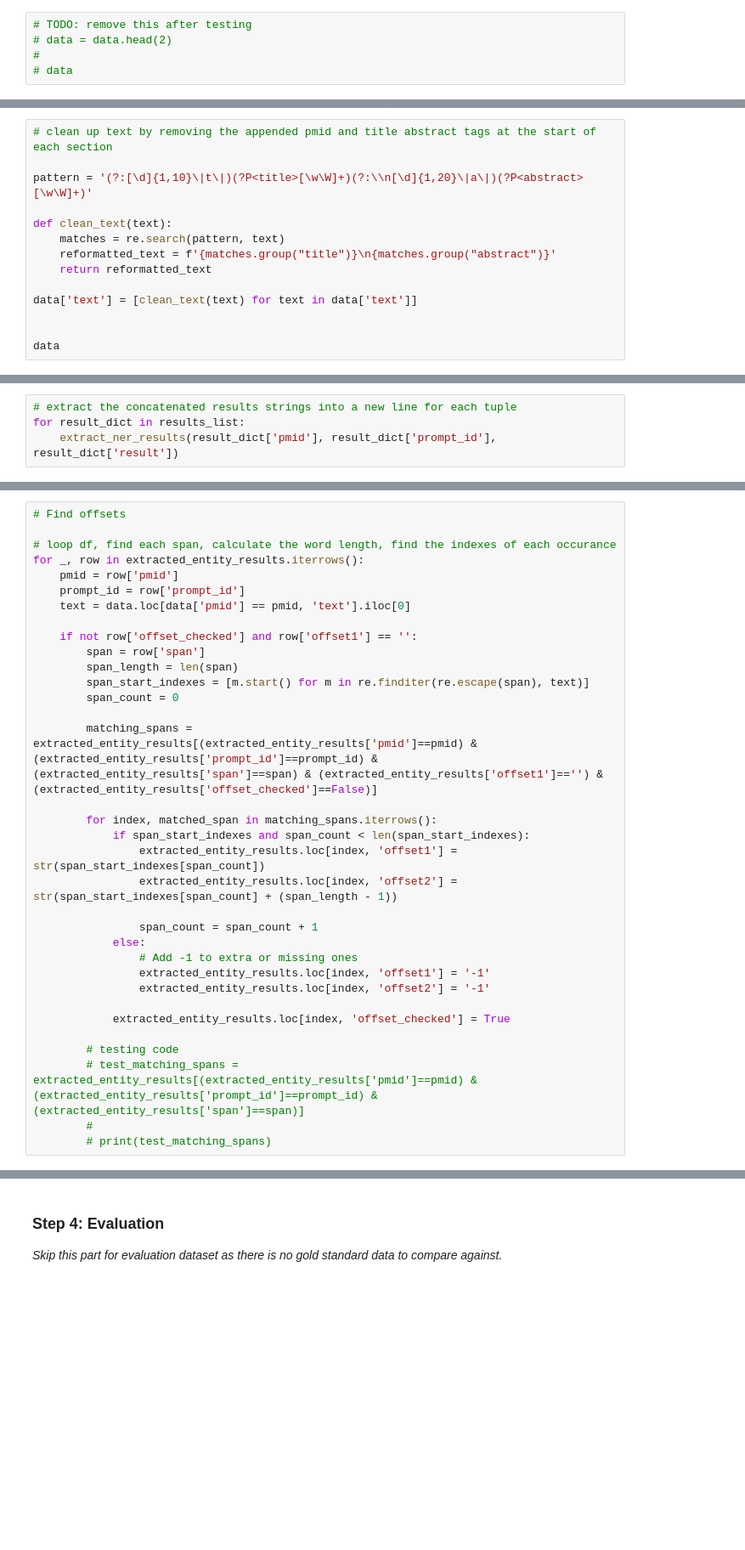
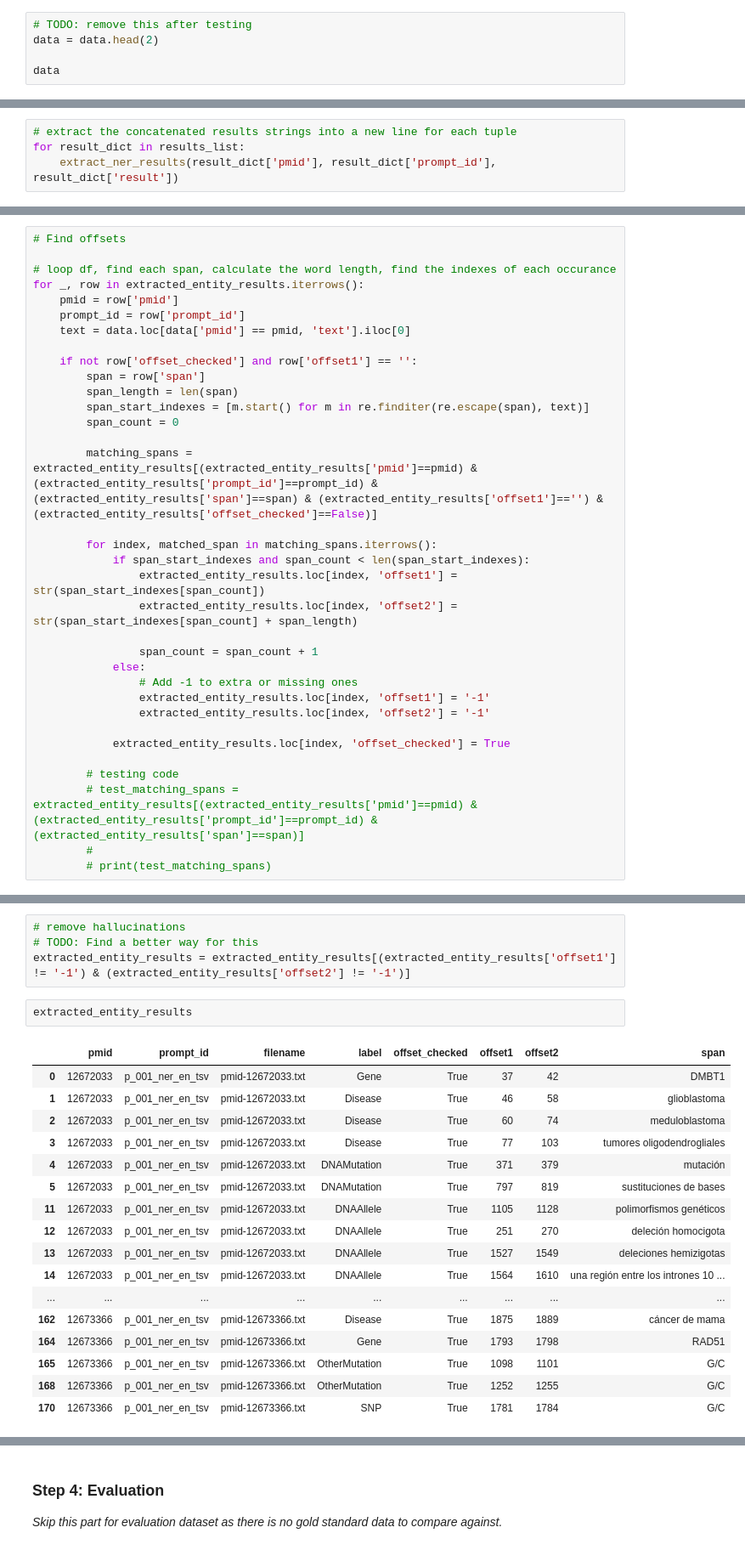
Before and after one commit to Milindi-Kodikara/RMIT-READ-BioMed, a Jupyter notebook: honos.ipynb, the cells around one changed output, grey strips where cells are left out. Shown at 85% size. Drawn from its saved outputs; the diff is of its cells as text; blank space fills up the shorter version.

Commit message:
Fix offset issue

```diff
--- a/honos.ipynb
+++ b/honos.ipynb
@@ -46,5 +57,5 @@ len(data)
 # %%
 # TODO: remove this after testing
-# data = data.head(2)
-#
-# data
+data = data.head(2)
+
+data
@@ -51,14 +65,0 @@ len(data)
-# %%
-# clean up text by removing the appended pmid and title abstract tags at the start of each section
-
-pattern = '(?:[\d]{1,10}\|t\|)(?P<title>[\w\W]+)(?:\\n[\d]{1,20}\|a\|)(?P<abstract>[\w\W]+)'
-
-def clean_text(text):
-    matches = re.search(pattern, text)
-    reformatted_text = f'{matches.group("title")}\n{matches.group("abstract")}'
-    return reformatted_text
-
-data['text'] = [clean_text(text) for text in data['text']]
-
-
-data
@@ -225,7 +287,7 @@ for _, row in extracted_entity_results.iterrows():
         for index, matched_span in matching_spans.iterrows():
             if span_start_indexes and span_count < len(span_start_indexes):
                 extracted_entity_results.loc[index, 'offset1'] = str(span_start_indexes[span_count])
-                extracted_entity_results.loc[index, 'offset2'] = str(span_start_indexes[span_count] + (span_length - 1))
+                extracted_entity_results.loc[index, 'offset2'] = str(span_start_indexes[span_count] + span_length)
 
                 span_count = span_count + 1
             else:
@@ -245,0 +324,24 @@ len(extracted_entity_results)
+# %%
+# remove hallucinations
+# TODO: Find a better way for this
+extracted_entity_results = extracted_entity_results[(extracted_entity_results['offset1'] != '-1') & (extracted_entity_results['offset2'] != '-1')]
+# %%
+extracted_entity_results
+# %% [output]
+|  | pmid | prompt_id | filename | label | offset_checked | offset1 | offset2 | span |
+| 0 | 12672033 | p_001_ner_en_tsv | pmid-12672033.txt | Gene | True | 37 | 42 | DMBT1 |
+| 1 | 12672033 | p_001_ner_en_tsv | pmid-12672033.txt | Disease | True | 46 | 58 | glioblastoma |
+| 2 | 12672033 | p_001_ner_en_tsv | pmid-12672033.txt | Disease | True | 60 | 74 | meduloblastoma |
+| 3 | 12672033 | p_001_ner_en_tsv | pmid-12672033.txt | Disease | True | 77 | 103 | tumores oligodendrogliales |
+| 4 | 12672033 | p_001_ner_en_tsv | pmid-12672033.txt | DNAMutation | True | 371 | 379 | mutación |
+| 5 | 12672033 | p_001_ner_en_tsv | pmid-12672033.txt | DNAMutation | True | 797 | 819 | sustituciones de bases |
+| 11 | 12672033 | p_001_ner_en_tsv | pmid-12672033.txt | DNAAllele | True | 1105 | 1128 | polimorfismos genéticos |
+| 12 | 12672033 | p_001_ner_en_tsv | pmid-12672033.txt | DNAAllele | True | 251 | 270 | deleción homocigota |
+| 13 | 12672033 | p_001_ner_en_tsv | pmid-12672033.txt | DNAAllele | True | 1527 | 1549 | deleciones hemizigotas |
+| 14 | 12672033 | p_001_ner_en_tsv | pmid-12672033.txt | DNAAllele | True | 1564 | 1610 | una región entre los intrones 10 ... |
+| ... | ... | ... | ... | ... | ... | ... | ... | ... |
+| 162 | 12673366 | p_001_ner_en_tsv | pmid-12673366.txt | Disease | True | 1875 | 1889 | cáncer de mama |
+| 164 | 12673366 | p_001_ner_en_tsv | pmid-12673366.txt | Gene | True | 1793 | 1798 | RAD51 |
+| 165 | 12673366 | p_001_ner_en_tsv | pmid-12673366.txt | OtherMutation | True | 1098 | 1101 | G/C |
+| 168 | 12673366 | p_001_ner_en_tsv | pmid-12673366.txt | OtherMutation | True | 1252 | 1255 | G/C |
+| 170 | 12673366 | p_001_ner_en_tsv | pmid-12673366.txt | SNP | True | 1781 | 1784 | G/C |
```
Also changed, not shown: parts of 20 cells of this notebook, 1 other file.
